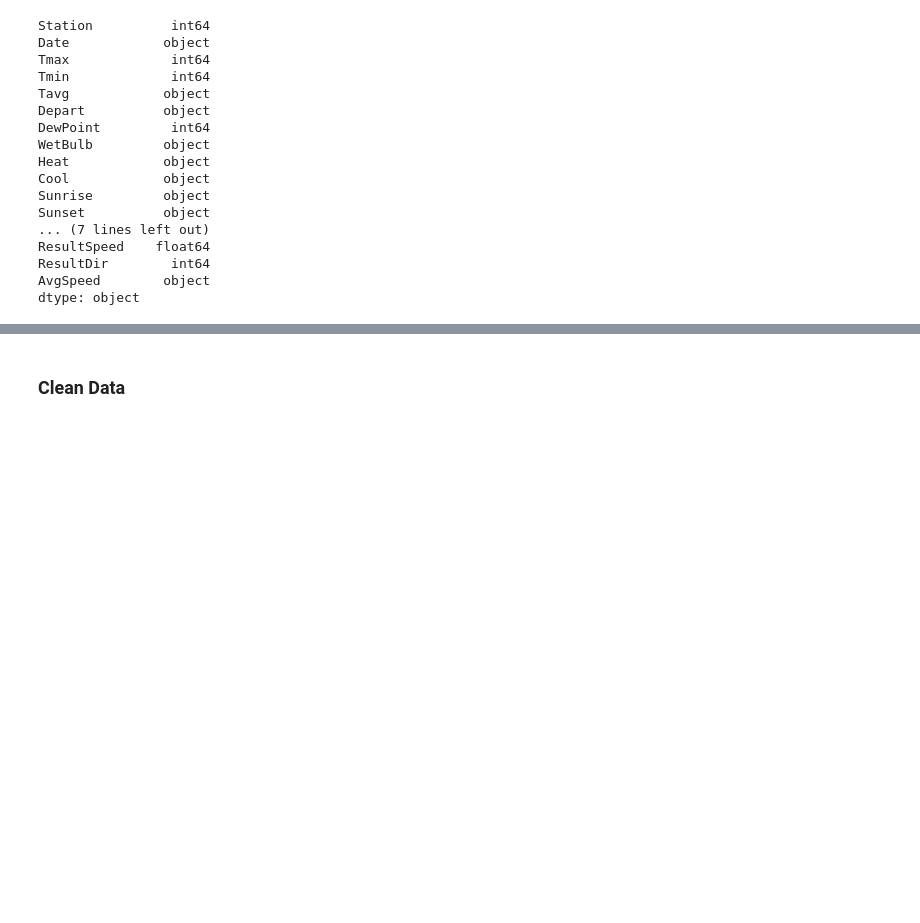
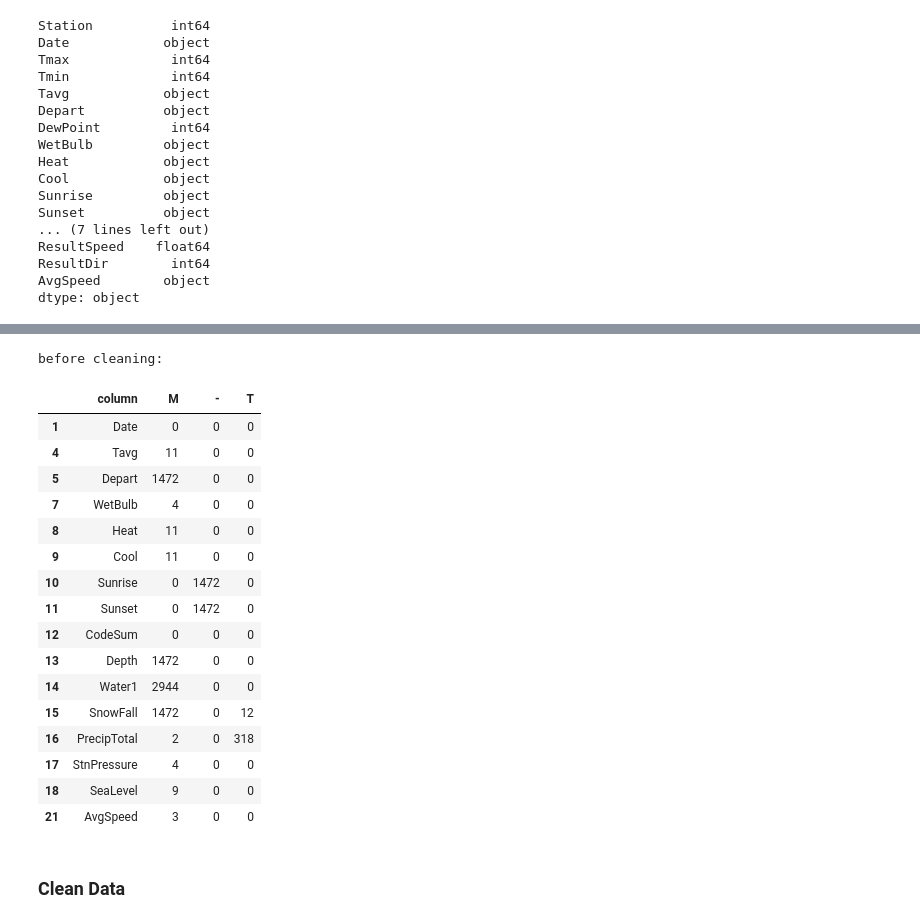
Before and after one commit to cheekeet86/project_4, a Jupyter notebook: code/1_clean_weather.ipynb, the cells around one changed output, grey strips where cells are left out. Cells and saved outputs as stored; diff of their text form; code cells hidden in the pictures; blank space fills up the shorter version.

Commit message:
completed 1_clean_weather

```diff
--- a/code/1_clean_weather.ipynb
+++ b/code/1_clean_weather.ipynb
@@ -66,3 +87,10 @@ def count_dash(x):
         return 1
     else:
         return 0
+# %%
+def count_t(x):
+
+    if x == '  T':
+        return 1
+    else:
+        return 0
@@ -69,3 +106,28 @@ def count_dash(x):
+# %%
+# count total number of M - T in df
+
+def print_summary(df):
+
+    cols = ['column','M','-','T']
+    df_summary = pd.DataFrame(columns=cols)
+    idx = 0
+
+    for col in df.columns:
+
+        if df[col].dtype == 'object':
+
+            total_m = df[col].apply(count_m).sum()
+            total_dash = df[col].apply(count_dash).sum()
+            total_t = df[col].apply(count_t).sum()
+
+            df_summary.at[idx,cols[0]] = col
+            df_summary.at[idx,cols[1]] = total_m
+            df_summary.at[idx,cols[2]] = total_dash
+            df_summary.at[idx,cols[3]] = total_t
+
+        idx += 1
+
+    return df_summary
 # %% [markdown]
 ### Import Data
 # %%
@@ -229,2 +237,27 @@ AvgSpeed 0
+# %%
+# count total number of M - T in df
+
+print('before cleaning:')
+df_summary = print_summary(df)
+df_summary
+# %% [output]
+before cleaning:
+|  | column | M | - | T |
+| 1 | Date | 0 | 0 | 0 |
+| 4 | Tavg | 11 | 0 | 0 |
+| 5 | Depart | 1472 | 0 | 0 |
+| 7 | WetBulb | 4 | 0 | 0 |
+| 8 | Heat | 11 | 0 | 0 |
+| 9 | Cool | 11 | 0 | 0 |
+| 10 | Sunrise | 0 | 1472 | 0 |
+| 11 | Sunset | 0 | 1472 | 0 |
+| 12 | CodeSum | 0 | 0 | 0 |
+| 13 | Depth | 1472 | 0 | 0 |
+| 14 | Water1 | 2944 | 0 | 0 |
+| 15 | SnowFall | 1472 | 0 | 12 |
+| 16 | PrecipTotal | 2 | 0 | 318 |
+| 17 | StnPressure | 4 | 0 | 0 |
+| 18 | SeaLevel | 9 | 0 | 0 |
+| 21 | AvgSpeed | 3 | 0 | 0 |
 # %% [markdown]
 ### Clean Data
```
Also changed, not shown: parts of 12 cells of this notebook, 1 other file.
